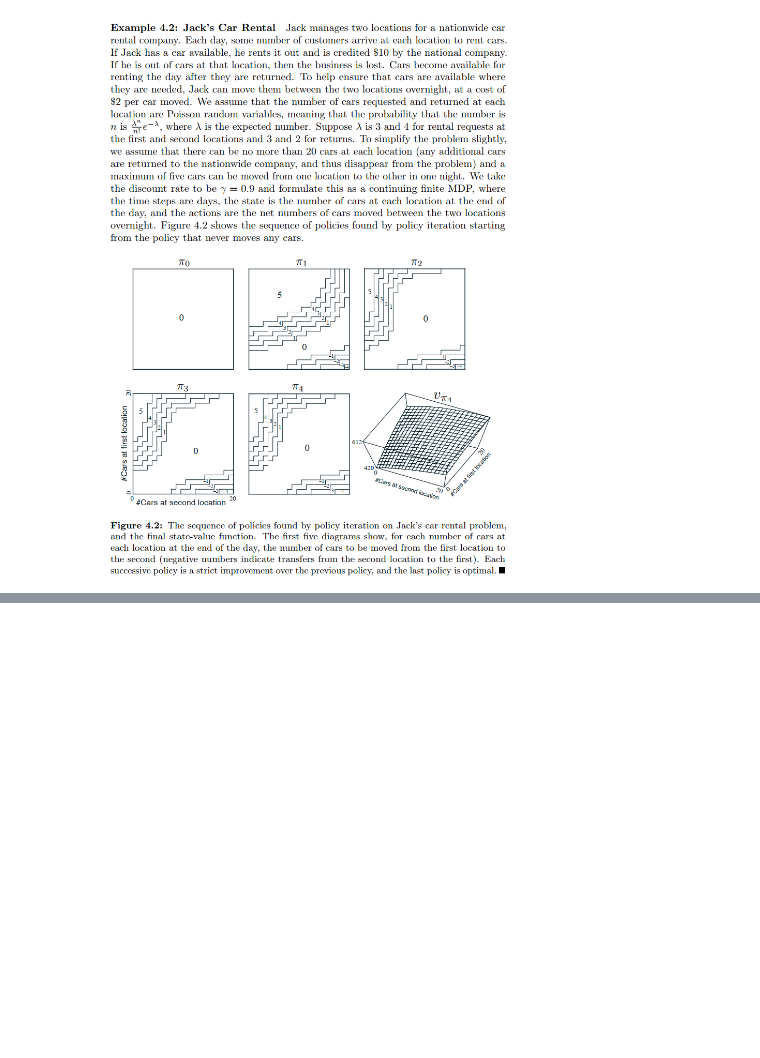
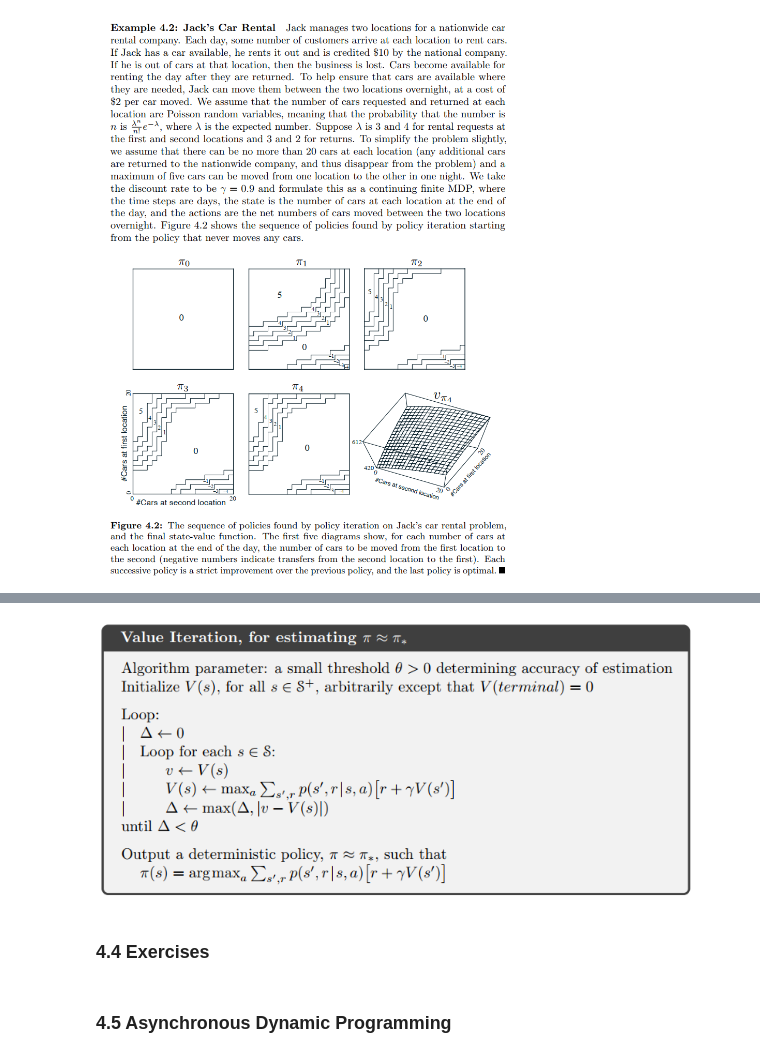
Before and after one commit to jkbhagatio/rl_sutton_barto_2e, a Jupyter notebook: rl2e/ch4/ch4.ipynb, the cells around one changed output, grey strips where cells are left out. Saved outputs shown, nothing was run; the diff lists cells and outputs as text; code cells hidden in the pictures; blank space fills up the shorter version.

```diff
--- a/rl2e/ch4/ch4.ipynb
+++ b/rl2e/ch4/ch4.ipynb
@@ -249,0 +267,8 @@ Image(r"images/car_rental_example.png", width=600)
+# %%
+Image(r"images/value_iteration.png", width=600)
+# %% [output]
+[figure, added]
+# %% [markdown]
+### 4.4 Exercises
+# %% [markdown]
+### 4.5 Asynchronous Dynamic Programming
```
Also changed, not shown: parts of 2 cells of this notebook, 2 other files.
